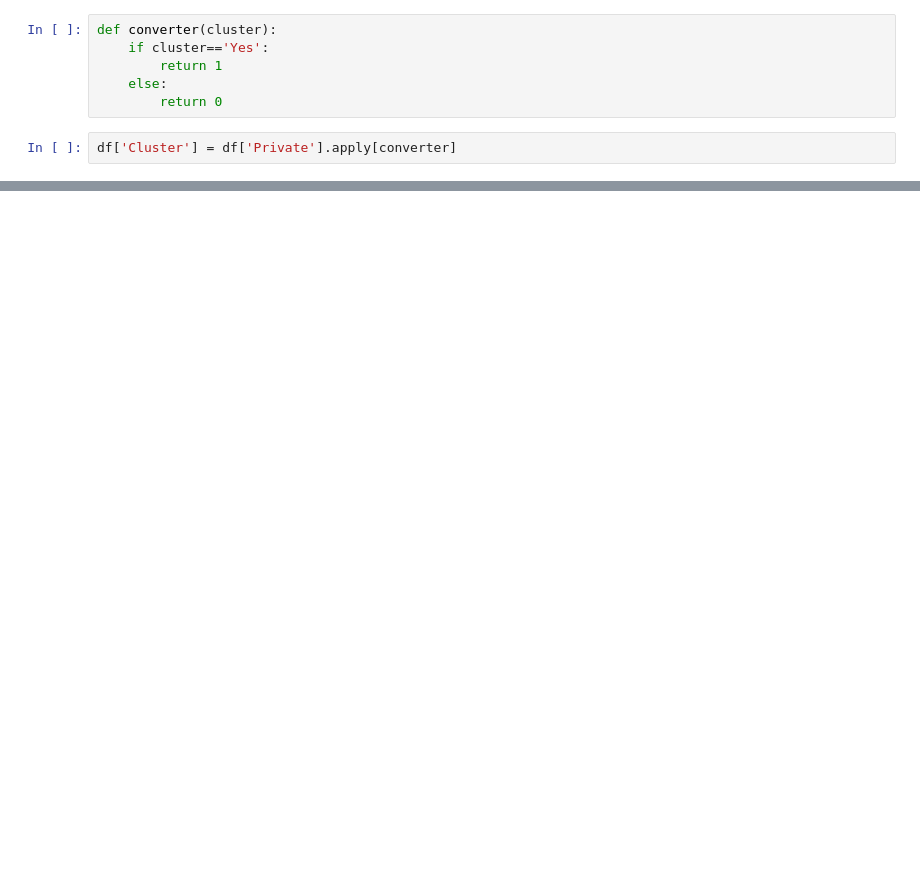
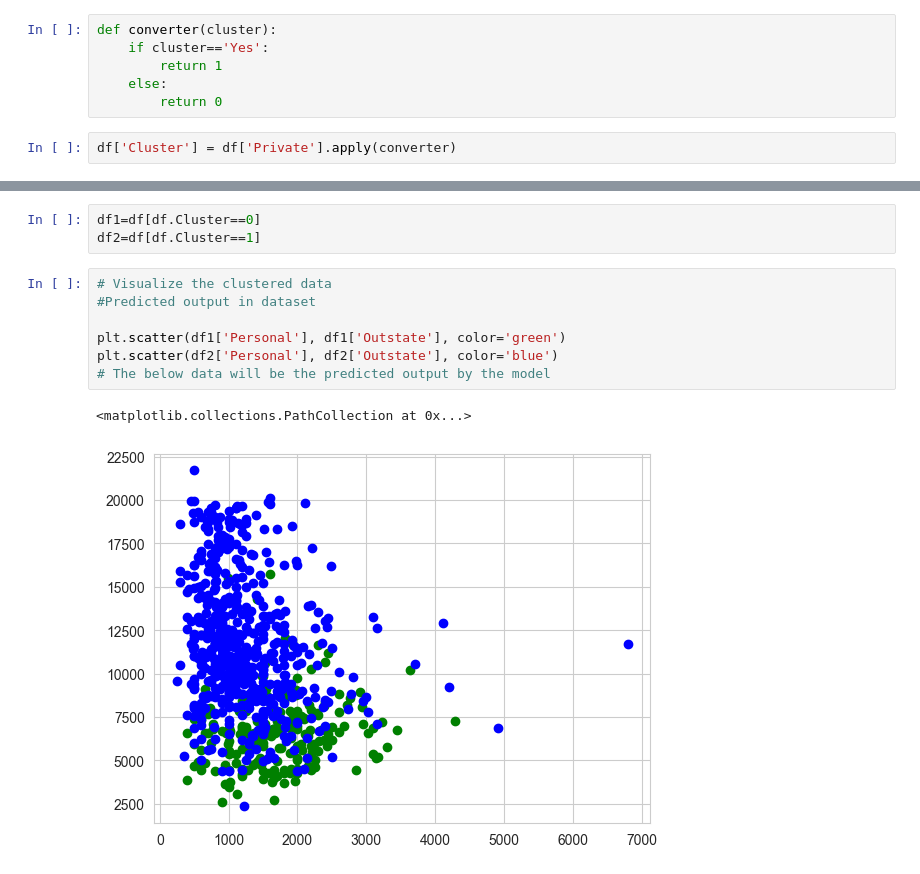
Before and after one commit to shubhamspande/MACHINE-LEARNING--ML1-, a Jupyter notebook: Day-10.ipynb, the cells around one changed output, grey strips where cells are left out. Saved outputs shown, nothing was run; the diff lists cells and outputs as text; blank space fills up the shorter version.

```diff
--- a/Day-10.ipynb
+++ b/Day-10.ipynb
@@ -210,4 +214,4 @@ def converter(cluster):
     else:
         return 0
 # %%
-df['Cluster'] = df['Private'].apply[converter]
+df['Cluster'] = df['Private'].apply(converter)
@@ -213,0 +245,13 @@ df['Cluster'] = df['Private'].apply[converter]
+# %%
+df1=df[df.Cluster==0]
+df2=df[df.Cluster==1]
+# %%
+# Visualize the clustered data
+#Predicted output in dataset
+
+plt.scatter(df1['Personal'], df1['Outstate'], color='green')
+plt.scatter(df2['Personal'], df2['Outstate'], color='blue')
+# The below data will be the predicted output by the model
+# %% [output]
+<matplotlib.collections.PathCollection at 0x...>
+[figure, added]
```
Also changed, not shown: parts of 29 cells of this notebook, 1 other file.
